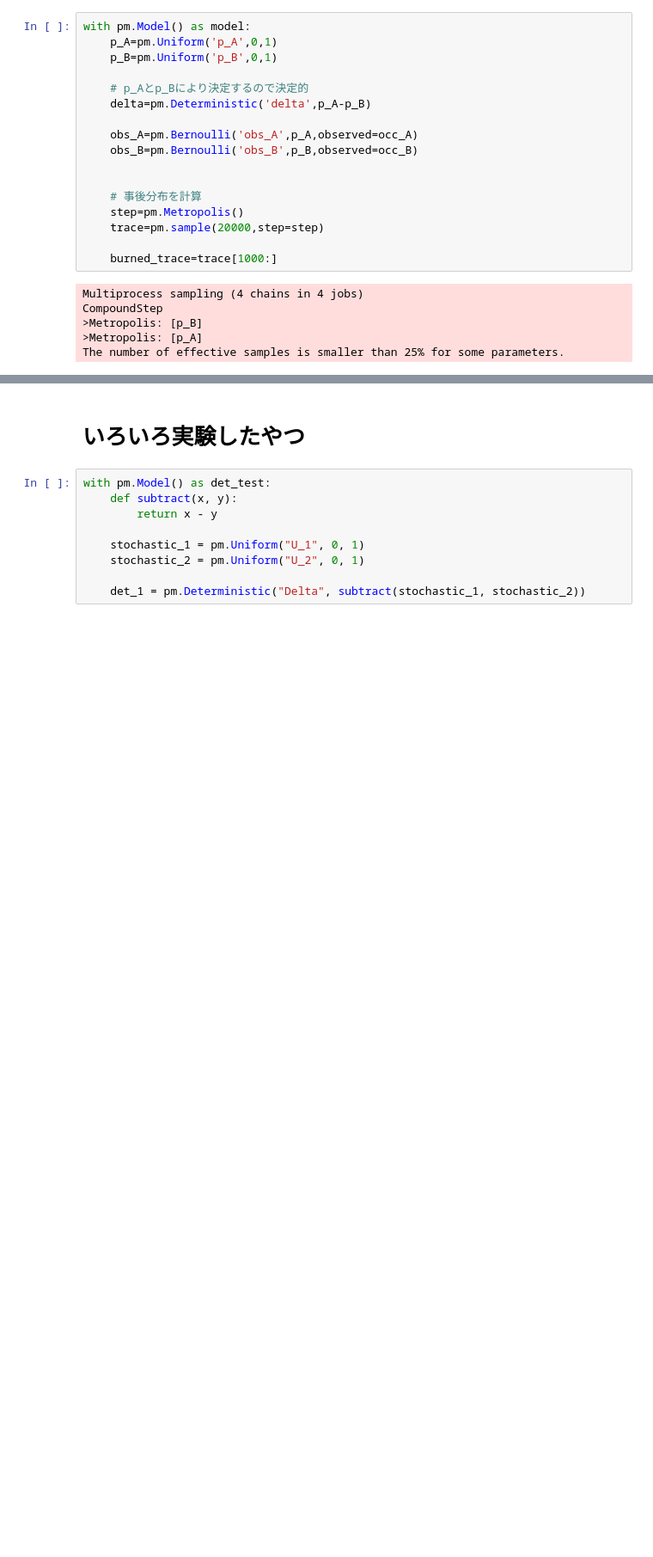
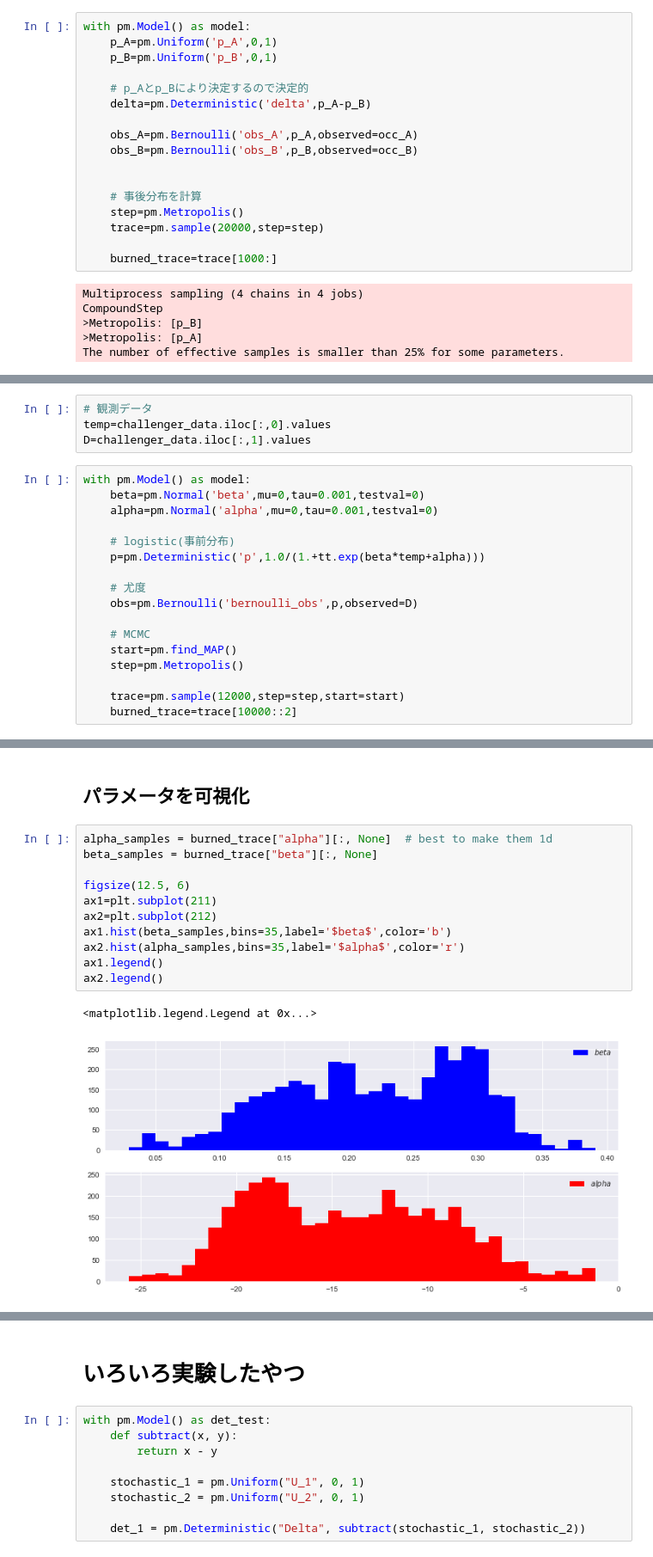
Before and after one commit to hiroaki8388/datascienceEdu, a Jupyter notebook: Ch2.ipynb, the cells around one changed output, grey strips where cells are left out. Shown at 86% size. Drawn from its saved outputs; the diff is of its cells as text; blank space fills up the shorter version.

```diff
--- a/Ch2.ipynb
+++ b/Ch2.ipynb
@@ -118,0 +181,21 @@ Text(0.5,1,'delta')
+# %%
+# 観測データ
+temp=challenger_data.iloc[:,0].values
+D=challenger_data.iloc[:,1].values
+# %%
+with pm.Model() as model:
+    beta=pm.Normal('beta',mu=0,tau=0.001,testval=0)
+    alpha=pm.Normal('alpha',mu=0,tau=0.001,testval=0)
+
+    # logistic(事前分布)
+    p=pm.Deterministic('p',1.0/(1.+tt.exp(beta*temp+alpha)))
+
+    # 尤度
+    obs=pm.Bernoulli('bernoulli_obs',p,observed=D)
+
+    # MCMC
+    start=pm.find_MAP()
+    step=pm.Metropolis()
+
+    trace=pm.sample(12000,step=step,start=start)
+    burned_trace=trace[10000::2]
@@ -118,0 +209,16 @@ Text(0.5,1,'delta')
+# %% [markdown]
+## パラメータを可視化
+# %%
+alpha_samples = burned_trace["alpha"][:, None]  # best to make them 1d
+beta_samples = burned_trace["beta"][:, None]
+
+figsize(12.5, 6)
+ax1=plt.subplot(211)
+ax2=plt.subplot(212)
+ax1.hist(beta_samples,bins=35,label='$beta$',color='b')
+ax2.hist(alpha_samples,bins=35,label='$alpha$',color='r')
+ax1.legend()
+ax2.legend()
+# %% [output]
+<matplotlib.legend.Legend at 0x...>
+[figure, added]
```
Also changed, not shown: parts of 16 cells of this notebook.
